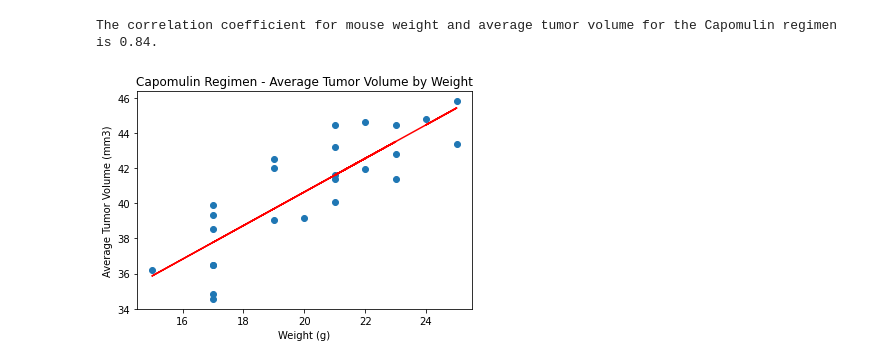
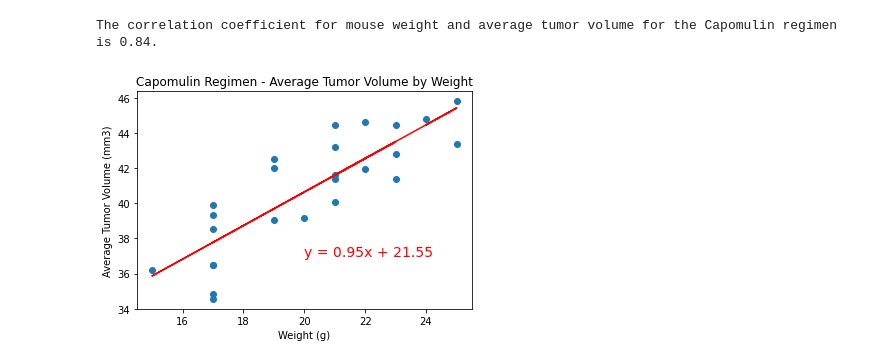
Before and after one commit to V-Villagomez/Matplotlib_Challenge, a Jupyter notebook: Pymaceuticals/pymaceuticals_starter.ipynb, the cells around one changed output. Drawn from its saved outputs; the diff is of its cells as text; code cells hidden in the pictures.

Commit message:
update file to correct annotation in scatter plot

```diff
--- a/Pymaceuticals/pymaceuticals_starter.ipynb
+++ b/Pymaceuticals/pymaceuticals_starter.ipynb
@@ -394,23 +394,23 @@ The correlation coefficient for mouse weight and average tumor volume for the Ca
 # %%
 # Calculate the linear regression
 (slope, intercept, rvalue, pvalue, stderr) = st.linregress(x_axis, y_axis)
 regression_values = x_axis * slope + intercept
 line_eq = "y = " + str(round(slope,2)) + "x + " + str(round(intercept,2))
 
 # Creat scatter plot with the linear regression
 plt.scatter(x_axis, y_axis)
 plt.plot(x_axis, regression_values, "r-")
 
 # Mark linear regression
-plot.annotate(line_eq,(20,37),fontsize = 20,color = "magenta")
+plt.annotate(line_eq,(20,37),fontsize = 14,color = "red")
 
 # Format plot
 plt.xlabel("Weight (g)")
 plt.ylabel("Average Tumor Volume (mm3)")
 plt.title("Capomulin Regimen - Average Tumor Volume by Weight")
 plt.show()
 # %% [output]
-[figure, old version]
+[figure, new version]
 # %%
 # Observations:
 # Look across all previously generated figures and tables and write at least three observations or inferences that can be made from the data.
```
Also changed, not shown: parts of 1 cell of this notebook.
